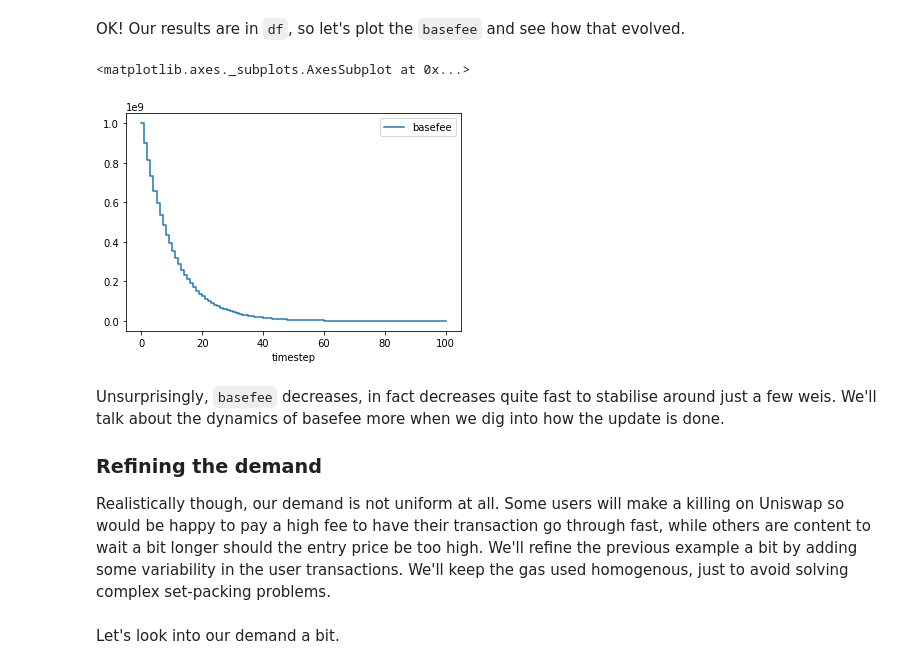
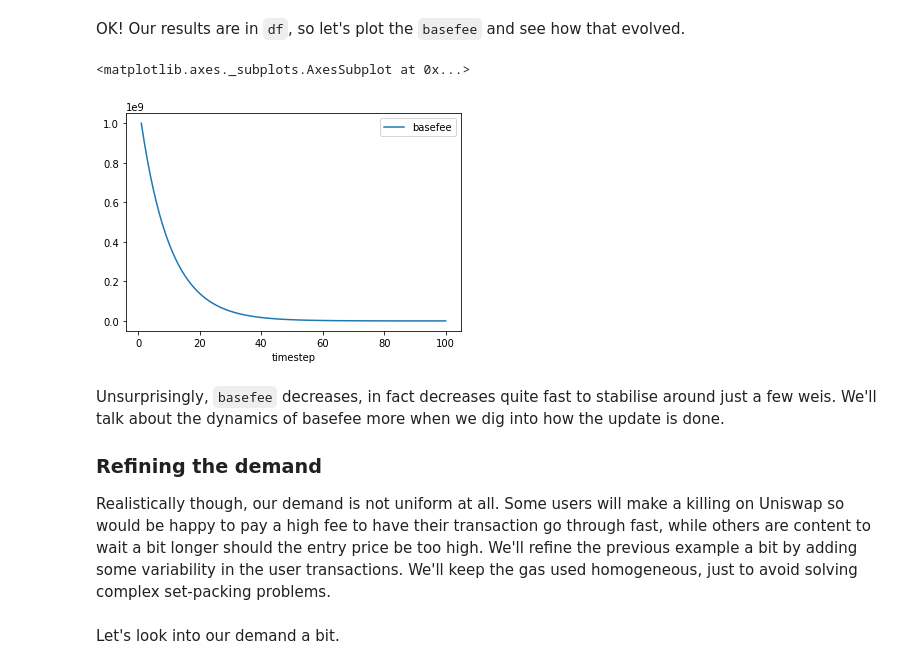
Before and after one commit to ethereum/rig, a Jupyter notebook: eip1559/eip1559.ipynb, the cells around one changed output. Cells and saved outputs as stored; diff of their text form; code cells hidden in the pictures.

```diff
--- a/eip1559/eip1559.ipynb
+++ b/eip1559/eip1559.ipynb
@@ -87,9 +93,16 @@ constants = {
     "MAX_GAS_EIP1559": 16000000,
     "EIP1559_DECAY_RANGE": 800000,
     "EIP1559_GAS_INCREMENT_AMOUNT": 10,
-    "INITIAL_BASEFEE": 1000000000,
+    "INITIAL_BASEFEE": 1 * (10 ** 9),
     "PER_TX_GASLIMIT": 8000000
+
 }
+# %%
+import time
+
+def end_loop(params, step, sL, s, _input):
+    print("loop time", time.time() - s["loop_time"])
+    return ("loop_time", time.time())
 # %% [markdown]
 Remember that we set up our cadCAD simulations as a repeating pattern of state updates and policies. For this simulation, here is our plan:
 
@@ -99,33 +114,41 @@ Remember that we set up our cadCAD simulations as a repeating pattern of state u
 # %%
+# step 1
 def update_demand(params, step, sL, s, _input):
-    basefee = s["basefee"]
-    demand = [Transaction(
-        gas_premium = 1000000000,
-        gas_used = 21000,
-        fee_cap = 6000000000
-    ) for i in range(100)]
+    demand = {}
+
+    for i in range(100):
+        tx = Transaction(
+            gas_premium = 1 * (10 ** 9),
+            gas_used = 21000,
+            fee_cap = 6 * (10 ** 9)
+        )
+        demand[tx.tx_hash] = tx
+
     return ("demand", demand)
 
+# step 2
 def include_all_txs(params, step, sL, s):
     demand = s["demand"]
     basefee = s["basefee"]
     miner_gains = 0
     total_gas_used = 0
 
-    for tx in demand:
+    for tx_hash, tx in demand.items():
         gas_price = min([basefee + tx.gas_premium, tx.fee_cap])
-        fee = gas_price * tx.gas_used
         miner_gains += (gas_price - basefee) * tx.gas_used
         total_gas_used += tx.gas_used
 
     assert miner_gains >= 0
     return ({ "gas_used": total_gas_used })
 
+# step 3
 def update_basefee(params, step, sL, s, _input):
     gas_used = _input["gas_used"]
+    basefee = s["basefee"]
+
     delta = gas_used - constants["TARGET_GAS_USED"]
-    basefee = s["basefee"]
     new_basefee = basefee + basefee * delta // constants["TARGET_GAS_USED"] // constants["BASEFEE_MAX_CHANGE_DENOMINATOR"]
+
     return ("basefee", new_basefee)
 
 psub = [{
@@ -138,7 +161,8 @@ psub = [{
         "action": include_all_txs # step 2
     },
     "variables": {
-        "basefee": update_basefee # step 3
+        "basefee": update_basefee, # step 3
+        "loop_time": end_loop
     }
 }]
 # %% [markdown]
@@ -146,7 +170,8 @@ We set our initial conditions: an empty demand and basefee starting from the EIP
 # %%
 initial_conditions = {
     "basefee": constants["INITIAL_BASEFEE"],
-    "demand": []
+    "demand": {},
+    "loop_time": time.time()
 }
 # %% [markdown]
 Set up our simulation parameters: for now we will run the simulation for 300 steps (i.e., 300 blocks).
@@ -178,16 +203,16 @@ df = pd.DataFrame(raw_result)
 # %% [markdown]
 OK! Our results are in `df`, so let's plot the `basefee` and see how that evolved.
 # %%
-df.plot('timestep', ['basefee'])
+df[df.substep == 1].plot('timestep', ['basefee'])
 # %% [output]
 <matplotlib.axes._subplots.AxesSubplot at 0x...>
-[figure, old version]
+[figure, new version]
 # %% [markdown]
 Unsurprisingly, `basefee` decreases, in fact decreases quite fast to stabilise around just a few weis. We'll talk about the dynamics of basefee more when we dig into how the update is done.
 
 ### Refining the demand
 
-Realistically though, our demand is not uniform at all. Some users will make a killing on Uniswap so would be happy to pay a high fee to have their transaction go through fast, while others are content to wait a bit longer should the entry price be too high. We'll refine the previous example a bit by adding some variability in the user transactions. We'll keep the gas used homogenous, just to avoid solving complex set-packing problems.
+Realistically though, our demand is not uniform at all. Some users will make a killing on Uniswap so would be happy to pay a high fee to have their transaction go through fast, while others are content to wait a bit longer should the entry price be too high. We'll refine the previous example a bit by adding some variability in the user transactions. We'll keep the gas used homogeneous, just to avoid solving complex set-packing problems.
 # %%
 from random import randint
 
```
Also changed, not shown: parts of 42 cells of this notebook, 2 other files.
